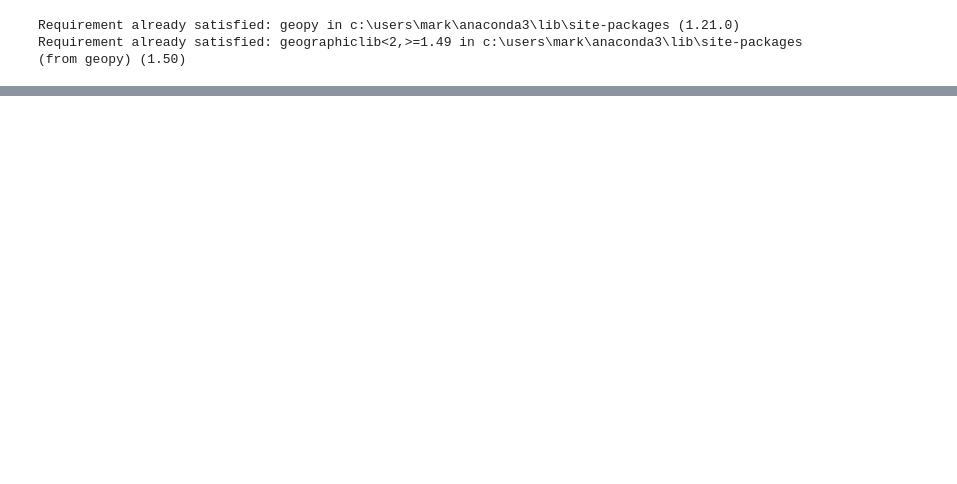
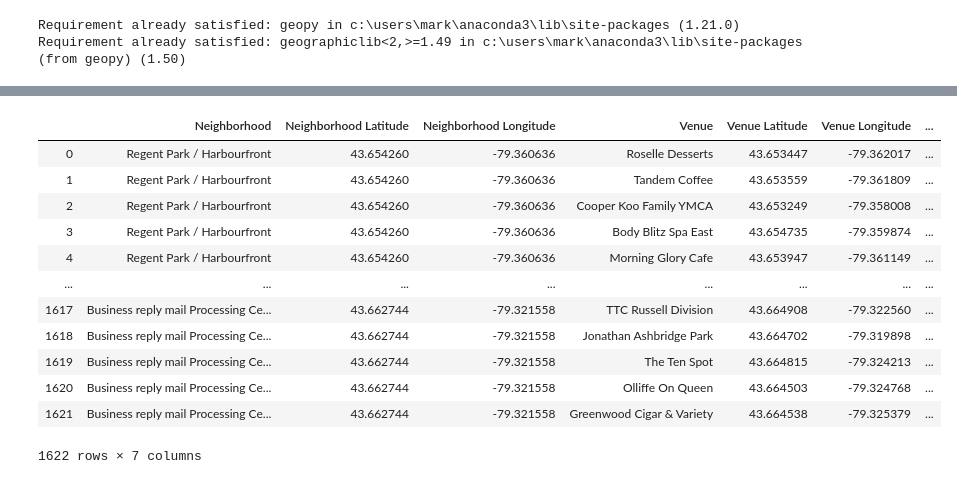
Before and after one commit to jmdearde/Coursera_Capstone, a Jupyter notebook: Canada_Postal_Codes.ipynb, the cells around one changed output, grey strips where cells are left out. Cells and saved outputs as stored; diff of their text form; code cells hidden in the pictures; blank space fills up the shorter version.

```diff
--- a/Canada_Postal_Codes.ipynb
+++ b/Canada_Postal_Codes.ipynb
@@ -62,0 +72,16 @@ df.shape
+# %%
+#using the provided csv file, retrieve the respective latitude and longitude data
+geo_data = pd.read_csv('https://cocl.us/Geospatial_data')
+
+lats = []
+longs = []
+
+for postal_code in df['Postal code']:
+    entry = geo_data[geo_data['Postal Code'] == postal_code]
+    lats.append(float(entry['Latitude']))
+    longs.append(float(entry['Longitude']))
+
+df['Latitude'] = lats
+df['Longitude'] = longs
+
+df.head()
@@ -62,0 +95,4 @@ df.shape
+# %%
+#look at only the entries related to the Toronto area
+df_Toronto = df.loc[df['Borough'].str.contains('Toronto')]
+df_Toronto.head()
@@ -62,0 +138,4 @@ df.shape
+# %%
+CLIENT_ID = '5GD1NZHQ0RPQHVHSWKDZSQDWEEE2QYUDZOORGI2PX3ISMWTD' # your Foursquare ID
+CLIENT_SECRET = '21BKNUMHPNMQDAXIAGZPEIJYRIIZNFUWER0TFS2NVT2ZX4VK' # your Foursquare Secret
+VERSION = '20180605' # Foursquare API version
@@ -62,0 +214,5 @@ df.shape
+# %%
+Toronto_venues = getNearbyVenues(names=df_Toronto['Neighborhood'],
+                                   latitudes=df_Toronto['Latitude'],
+                                   longitudes=df_Toronto['Longitude']
+                                  )
@@ -62,0 +237,16 @@ df.shape
+# %%
+Toronto_venues
+# %% [output]
+|  | Neighborhood | Neighborhood Latitude | Neighborhood Longitude | Venue | Venue Latitude | Venue Longitude | ... |
+| 0 | Regent Park / Harbourfront | 43.654260 | -79.360636 | Roselle Desserts | 43.653447 | -79.362017 | ... |
+| 1 | Regent Park / Harbourfront | 43.654260 | -79.360636 | Tandem Coffee | 43.653559 | -79.361809 | ... |
+| 2 | Regent Park / Harbourfront | 43.654260 | -79.360636 | Cooper Koo Family YMCA | 43.653249 | -79.358008 | ... |
+| 3 | Regent Park / Harbourfront | 43.654260 | -79.360636 | Body Blitz Spa East | 43.654735 | -79.359874 | ... |
+| 4 | Regent Park / Harbourfront | 43.654260 | -79.360636 | Morning Glory Cafe | 43.653947 | -79.361149 | ... |
+| ... | ... | ... | ... | ... | ... | ... | ... |
+| 1617 | Business reply mail Processing Ce... | 43.662744 | -79.321558 | TTC Russell Division | 43.664908 | -79.322560 | ... |
+| 1618 | Business reply mail Processing Ce... | 43.662744 | -79.321558 | Jonathan Ashbridge Park | 43.664702 | -79.319898 | ... |
+| 1619 | Business reply mail Processing Ce... | 43.662744 | -79.321558 | The Ten Spot | 43.664815 | -79.324213 | ... |
+| 1620 | Business reply mail Processing Ce... | 43.662744 | -79.321558 | Olliffe On Queen | 43.664503 | -79.324768 | ... |
+| 1621 | Business reply mail Processing Ce... | 43.662744 | -79.321558 | Greenwood Cigar & Variety | 43.664538 | -79.325379 | ... |
+1622 rows × 7 columns
```
Also changed, not shown: parts of 19 cells of this notebook.
